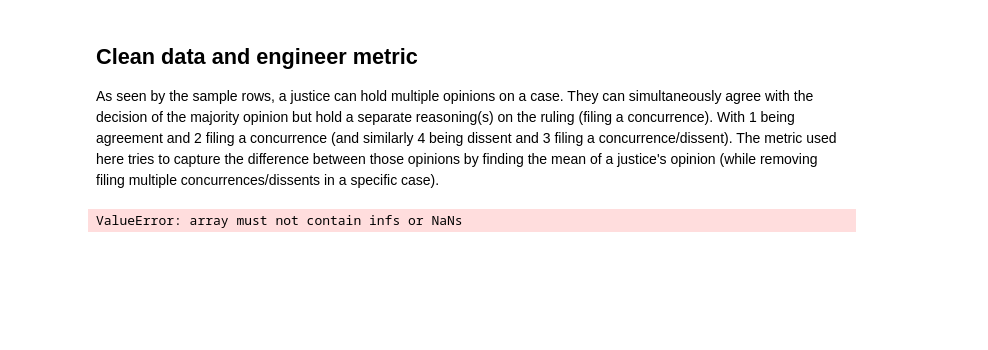
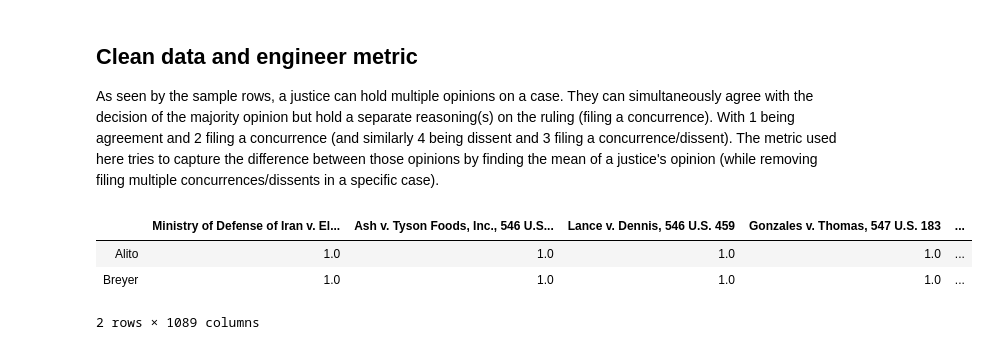
Before and after one commit to wplam107/scotus_rulings, a Jupyter notebook: dc_fe_notebook.ipynb, the cells around one changed output. Saved outputs shown, nothing was run; the diff lists cells and outputs as text; code cells hidden in the pictures; blank space fills up the shorter version.

```diff
--- a/dc_fe_notebook.ipynb
+++ b/dc_fe_notebook.ipynb
@@ -53,11 +20,0 @@ A = np.vectorize(string_2_ints)(df)
-# %%
-U, s, VT = svd(A)
-# create m x n Sigma matrix
-Sigma = zeros((A.shape[0], A.shape[1]))
-# populate Sigma with n x n diagonal matrix
-Sigma[:A.shape[1], :A.shape[1]] = diag(s)
-# reconstruct matrix
-B = U.dot(Sigma.dot(VT))
-print(B)
-# %% [output]
-ValueError: array must not contain infs or NaNs
@@ -122,0 +39,11 @@ adj_df
+# %%
+adj_df = pd.DataFrame(np.vectorize(string_2_ints)(df), index=df.index, columns=df.columns)
+# %%
+a_n_b = np.where(adj_df.loc['Alito'].notna() & adj_df.loc['Breyer'].notna(), adj_df.columns, np.nan)
+# %%
+adj_df[[ x for x in a_n_b if str(x) != 'nan' ]].loc[['Alito', 'Breyer']]
+# %% [output]
+|  | Ministry of Defense of Iran v. El... | Ash v. Tyson Foods, Inc., 546 U.S... | Lance v. Dennis, 546 U.S. 459 | Gonzales v. Thomas, 547 U.S. 183 | ... |
+| Alito | 1.0 | 1.0 | 1.0 | 1.0 | ... |
+| Breyer | 1.0 | 1.0 | 1.0 | 1.0 | ... |
+2 rows × 1089 columns
```
Also changed, not shown: parts of 33 cells of this notebook.
